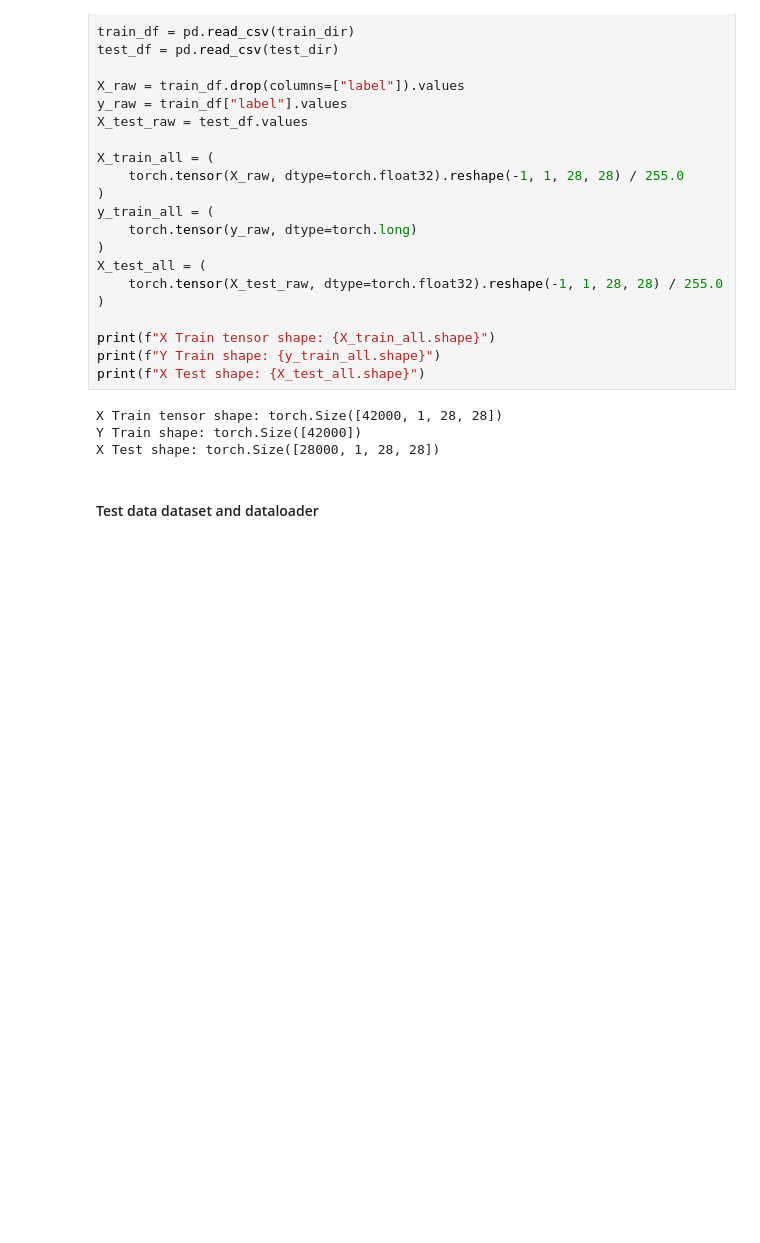
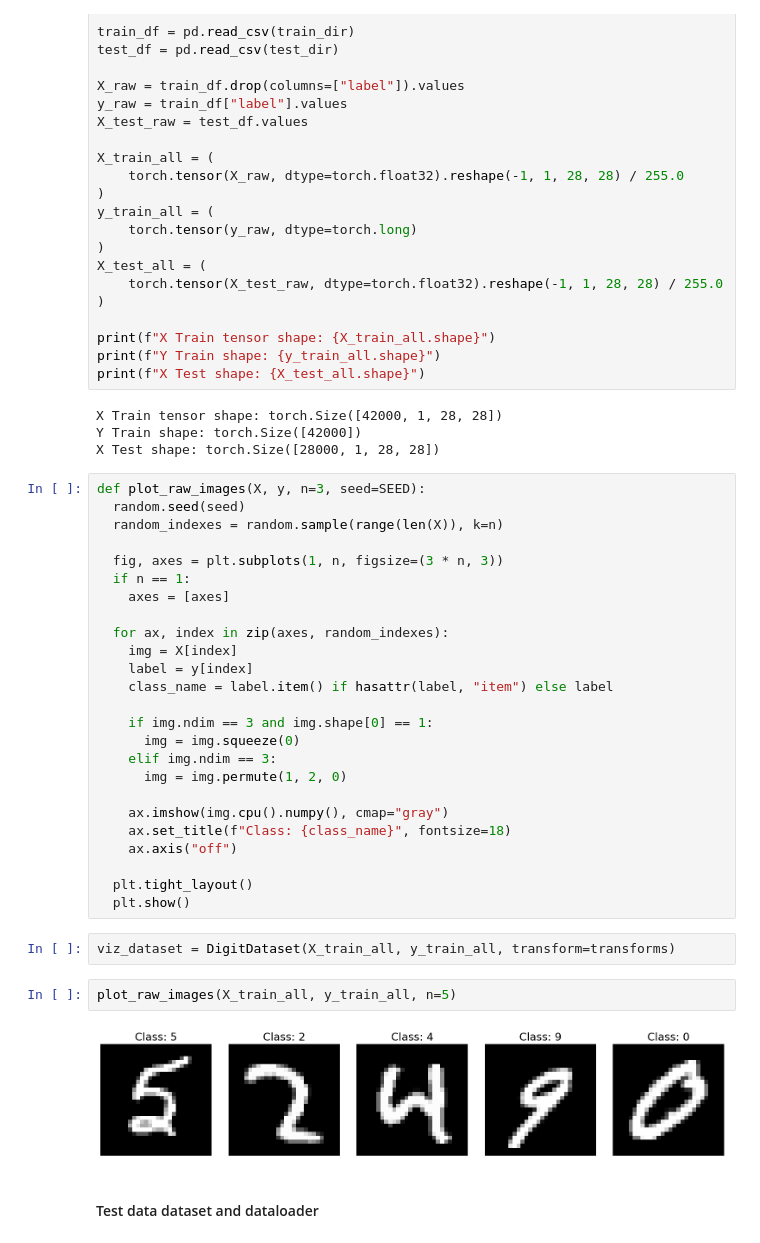
Before and after one commit to Tihonizy/kagglee-dl-pytorch, a Jupyter notebook: Digit Recognizer/cnn_with_pytorch_pro+.ipynb, the cells around one changed output. Cells and saved outputs as stored; diff of their text form; blank space fills up the shorter version.

```diff
--- a/Digit Recognizer/cnn_with_pytorch_pro+.ipynb
+++ b/Digit Recognizer/cnn_with_pytorch_pro+.ipynb
@@ -368,6 +368,37 @@ print(f"X Test shape: {X_test_all.shape}")
 X Train tensor shape: torch.Size([42000, 1, 28, 28])
 Y Train shape: torch.Size([42000])
 X Test shape: torch.Size([28000, 1, 28, 28])
+# %%
+def plot_raw_images(X, y, n=3, seed=SEED):
+  random.seed(seed)
+  random_indexes = random.sample(range(len(X)), k=n)
+
+  fig, axes = plt.subplots(1, n, figsize=(3 * n, 3))
+  if n == 1:
+    axes = [axes]
+
+  for ax, index in zip(axes, random_indexes):
+    img = X[index]
+    label = y[index]
+    class_name = label.item() if hasattr(label, "item") else label
+
+    if img.ndim == 3 and img.shape[0] == 1:
+      img = img.squeeze(0)
+    elif img.ndim == 3:
+      img = img.permute(1, 2, 0)
+
+    ax.imshow(img.cpu().numpy(), cmap="gray")
+    ax.set_title(f"Class: {class_name}", fontsize=18)
+    ax.axis("off")
+
+  plt.tight_layout()
+  plt.show()
+# %%
+viz_dataset = DigitDataset(X_train_all, y_train_all, transform=transforms)
+# %%
+plot_raw_images(X_train_all, y_train_all, n=5)
+# %% [output]
+[figure, added]
 # %% [markdown]
 #### Test data dataset and dataloader
 # %%
```
Also changed, not shown: parts of 6 cells of this notebook, 1 other file.
